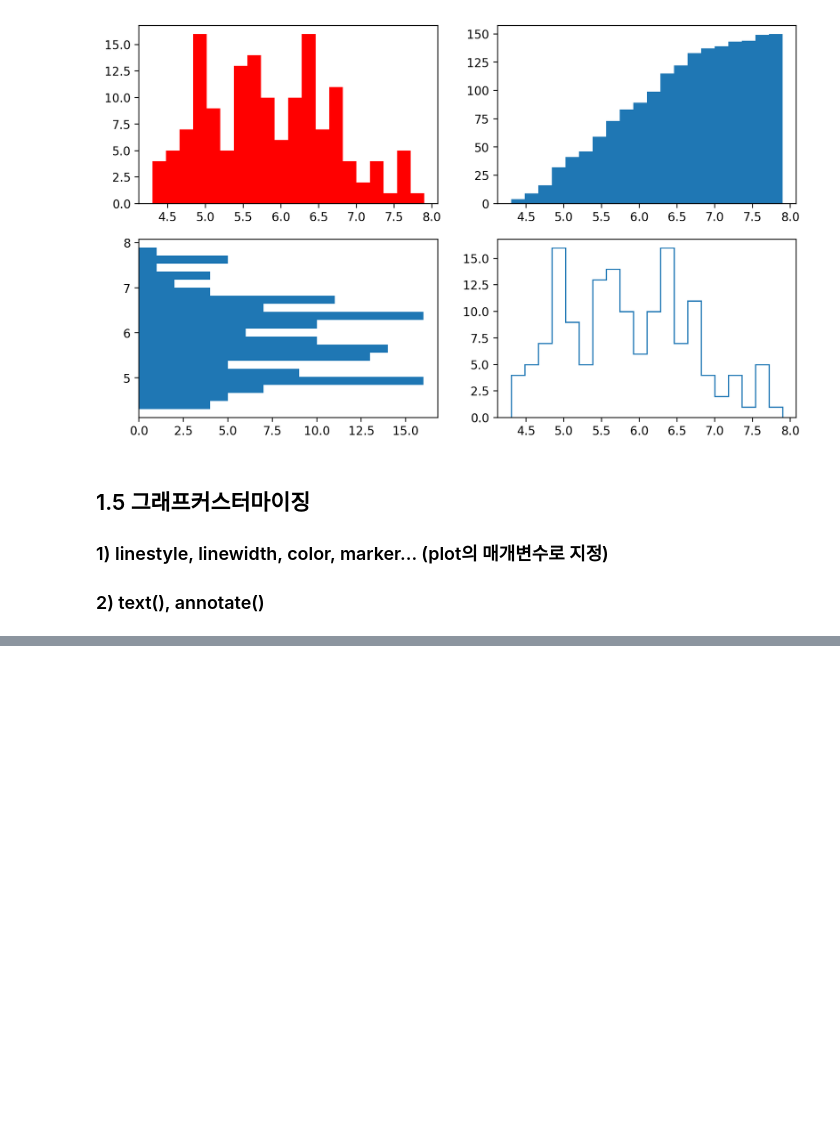
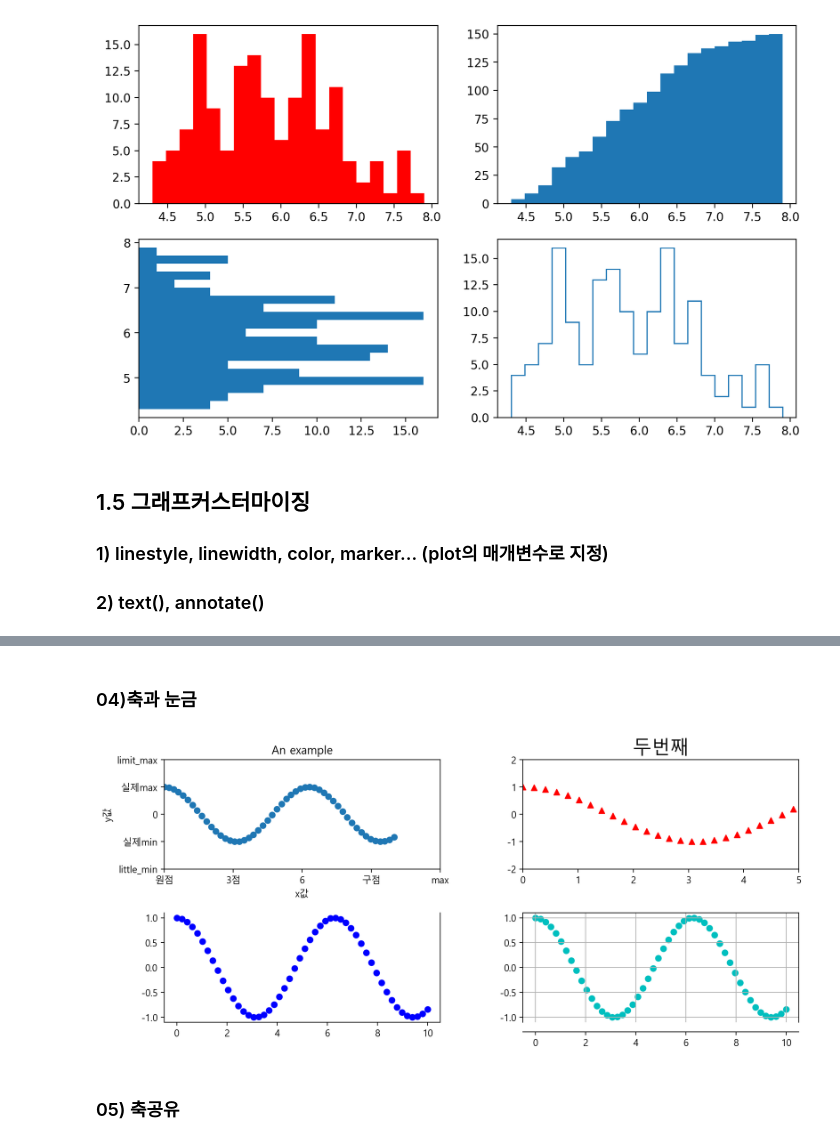
Before and after one commit to secretrelationship/ai_x, a Jupyter notebook: source/01_python/Ch12.데이터시각화.ipynb, the cells around one changed output, grey strips where cells are left out. Saved outputs shown, nothing was run; the diff lists cells and outputs as text; code cells hidden in the pictures; blank space fills up the shorter version.

```diff
--- a/source/01_python/Ch12.데이터시각화.ipynb
+++ b/source/01_python/Ch12.데이터시각화.ipynb
@@ -211,0 +238,32 @@ plt.show()
+# %% [markdown]
+### 04)축과 눈금
+# %%
+import numpy as np
+x= np.linspace(0,10) #0, 10까지 50개 값을 배열로 생성
+y = np.cos(x)
+fig, axes = plt.subplots(2,2,figsize=(12,5))
+#서브플롯끼리 여백 조정 (hspace 위아래 여백, wsapce 좌우여백)
+plt.subplots_adjust(hspace=0.4,wspace=0.3)
+axes[0,0].scatter(x,y)
+axes[0,0].set(title= 'An example',ylabel = 'y값',xlabel='x값',
+             xlim=[0,12], #x축 눈금의 범위
+             ylim=[-2,2], #y축 눈금의 범위
+             xticks=[0,3,6,9,12], #x축 눈금
+             xticklabels = ['원점','3점',6,'구점','max'], #x축 눈금라벨
+             yticks=[-2,-1,0,1,2], #y축 눈금
+             yticklabels = ['little_min','실제min',0,'실제max','limit_max'])
+
+axes[0,1].scatter(x,y,c='r',marker='^')
+axes[0,1].set_title('두번째',fontsize=20)
+axes[0,1].set_xlim(0,5) #set(xlim=[0,5])
+axes[0,1].set_ylim(-2,2)
+axes[1,0].scatter(x,y, c='b')
+axes[1,0].spines['top'].set_visible(False)
+axes[1,1].scatter(x,y,c='c')
+axes[1,1].spines['bottom'].set_position(('outward',10))
+axes[1,1].grid(True)
+plt.show()
+# %% [output]
+[figure, added]
+# %% [markdown]
+### 05) 축공유
```
Also changed, not shown: parts of 13 cells of this notebook, 2 other files.
